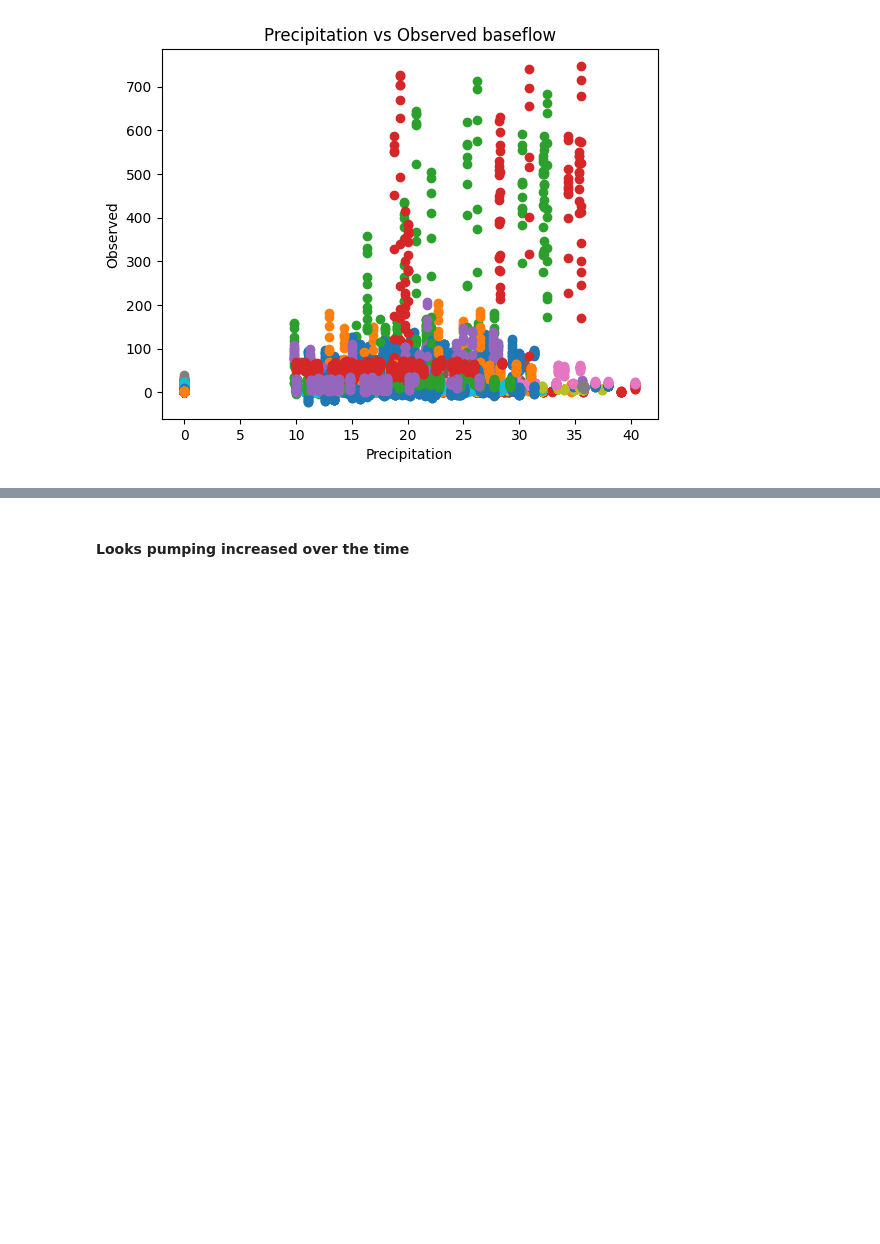
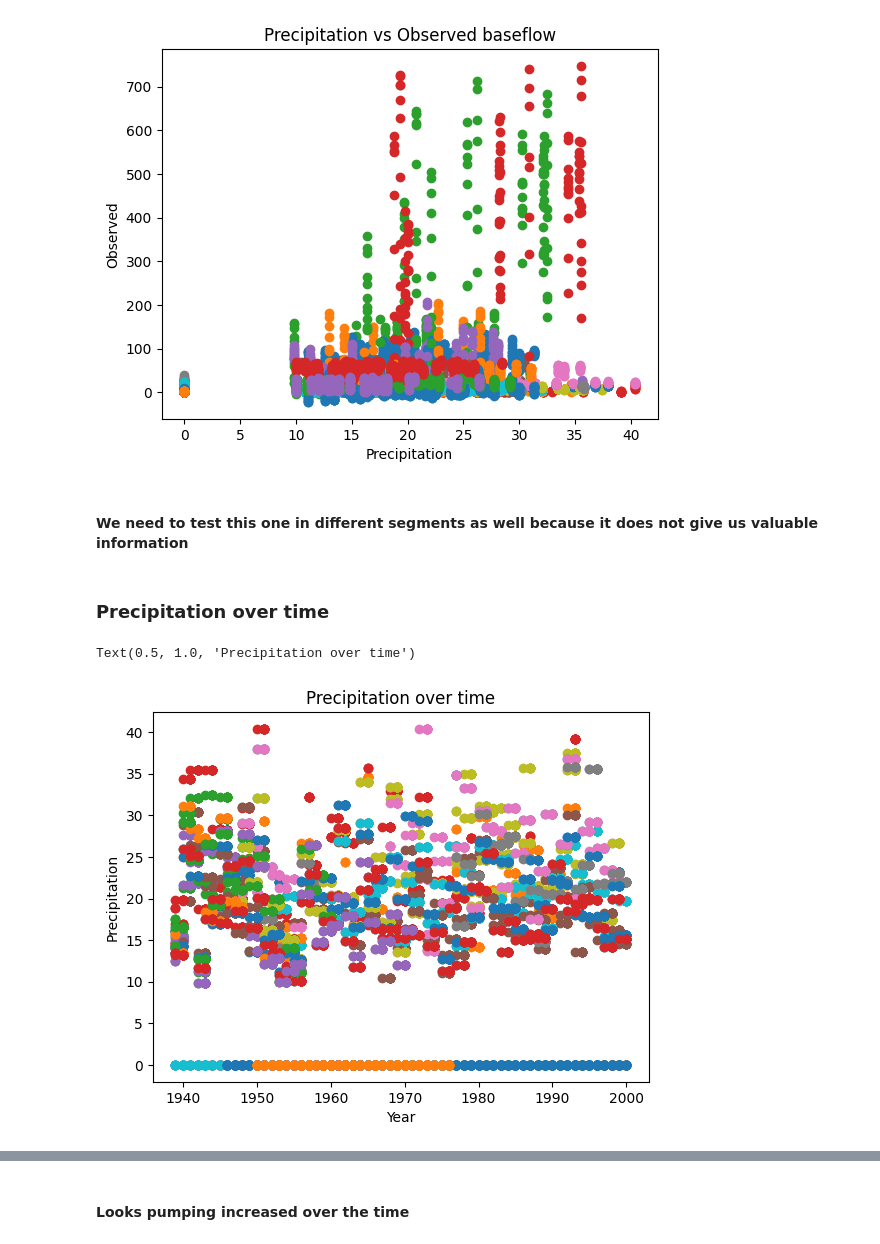
Before and after one commit to sadrajafari/cs6830_project6, a Jupyter notebook: project6.ipynb, the cells around one changed output, grey strips where cells are left out. Cells and saved outputs as stored; diff of their text form; code cells hidden in the pictures; blank space fills up the shorter version.

```diff
--- a/project6.ipynb
+++ b/project6.ipynb
@@ -86,4 +188,17 @@ plt.title("Precipitation vs Observed baseflow")
 # %% [output]
 Text(0.5, 1.0, 'Precipitation vs Observed baseflow')
 [figure]
+# %% [markdown]
+#### We need to test this one in different segments as well because it does not give us valuable information
+# %% [markdown]
+### Precipitation over time
+# %%
+for seg in segments:
+    plt.scatter(x=data[data.Segment_id == seg].year, y=data[data.Segment_id == seg].Precipitation)
+plt.xlabel("Year")
+plt.ylabel("Precipitation")
+plt.title("Precipitation over time")
+# %% [output]
+Text(0.5, 1.0, 'Precipitation over time')
+[figure, added]
 # %%
```
Also changed, not shown: parts of 39 cells of this notebook.
